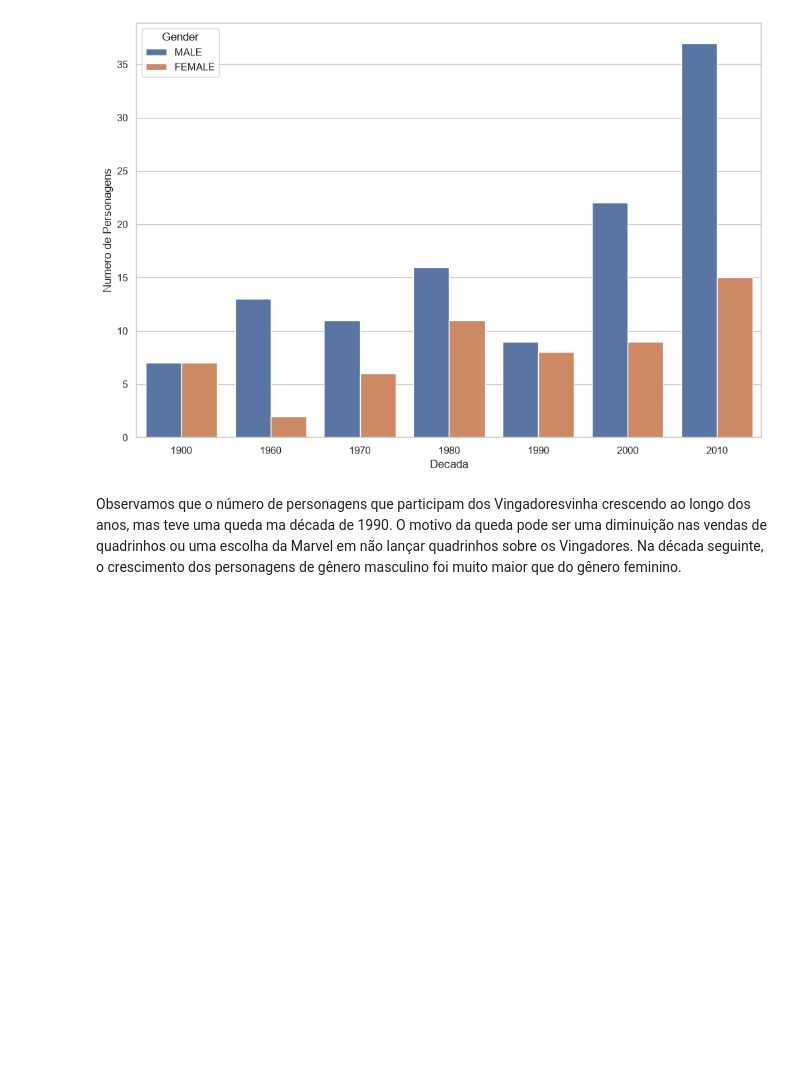
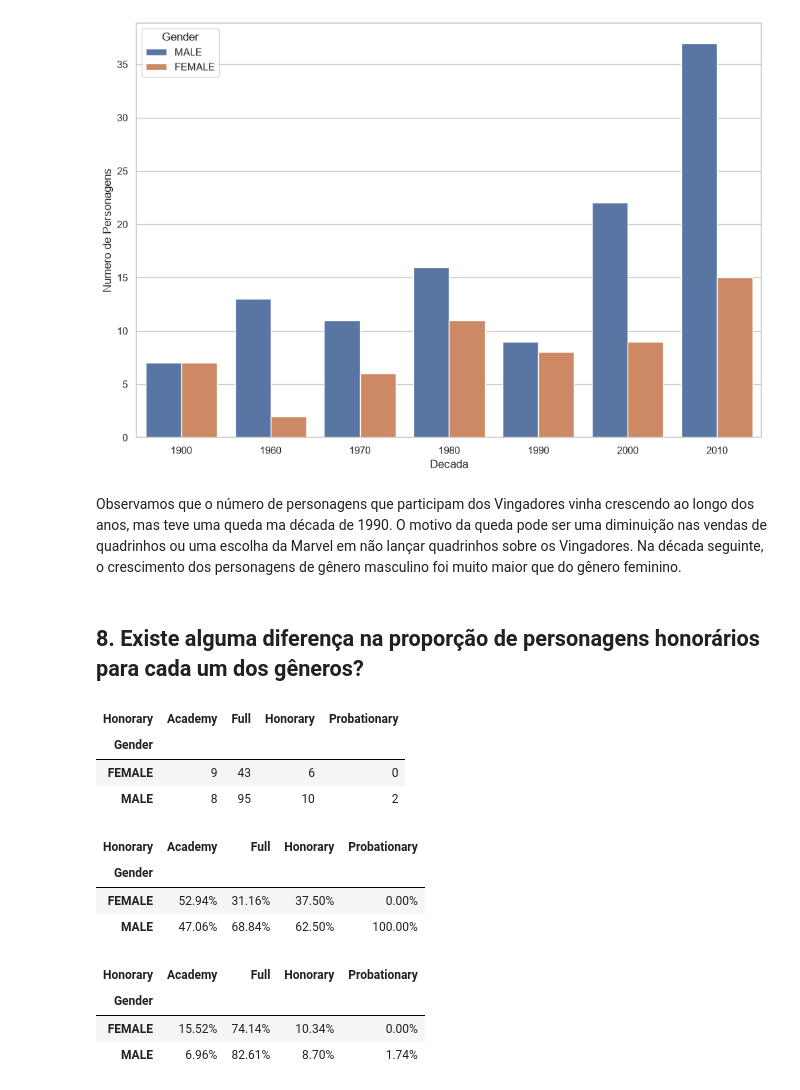
Before and after one commit to hccruz/Projeto_Avengres, a Jupyter notebook: src/main.ipynb, the cells around one changed output. Saved outputs shown, nothing was run; the diff lists cells and outputs as text; code cells hidden in the pictures; blank space fills up the shorter version.

```diff
--- a/src/main.ipynb
+++ b/src/main.ipynb
@@ -332,4 +332,32 @@ plt.show()
 # %% [output]
 [figure]
 # %% [markdown]
-Observamos que o número de personagens que participam dos Vingadoresvinha crescendo ao longo dos anos, mas teve uma queda ma década de 1990. O motivo da queda pode ser uma diminuição nas vendas de quadrinhos ou uma escolha da Marvel em não lançar quadrinhos sobre os Vingadores. Na década seguinte, o crescimento dos personagens de gênero masculino foi muito maior que do gênero feminino.
+Observamos que o número de personagens que participam dos Vingadores vinha crescendo ao longo dos anos, mas teve uma queda ma década de 1990. O motivo da queda pode ser uma diminuição nas vendas de quadrinhos ou uma escolha da Marvel em não lançar quadrinhos sobre os Vingadores. Na década seguinte, o crescimento dos personagens de gênero masculino foi muito maior que do gênero feminino.
+# %% [markdown]
+## 8. Existe alguma diferença na proporção de  personagens honorários para cada um dos gêneros?
+# %%
+honorario_genero = (
+    df.groupby(['Gender','Honorary']).size().unstack(fill_value=0)
+)
+honorario_genero
+# %% [output]
+| Honorary | Academy | Full | Honorary | Probationary |
+| Gender |  |  |  |  |
+| FEMALE | 9 | 43 | 6 | 0 |
+| MALE | 8 | 95 | 10 | 2 |
+# %%
+honorario_genero_freq = honorario_genero.div(honorario_genero.sum(axis=0), axis=1) * 100
+honorario_genero_freq.style.format('{:.2f}%')
+# %% [output]
+| Honorary | Academy | Full | Honorary | Probationary |
+| Gender |  |  |  |  |
+| FEMALE | 52.94% | 31.16% | 37.50% | 0.00% |
+| MALE | 47.06% | 68.84% | 62.50% | 100.00% |
+# %%
+genero_honorario_freq = honorario_genero.div(honorario_genero.sum(axis=1), axis=0) * 100
+genero_honorario_freq.style.format('{:.2f}%')
+# %% [output]
+| Honorary | Academy | Full | Honorary | Probationary |
+| Gender |  |  |  |  |
+| FEMALE | 15.52% | 74.14% | 10.34% | 0.00% |
+| MALE | 6.96% | 82.61% | 8.70% | 1.74% |
```
Also changed, not shown: parts of 8 cells of this notebook, 1 other file.
